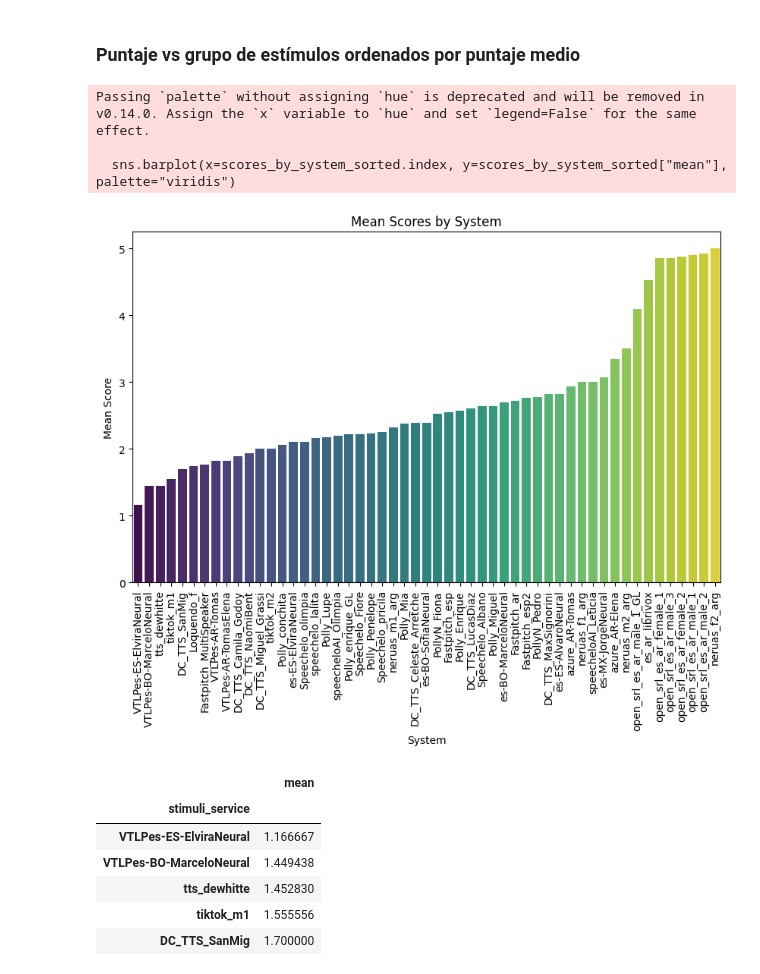
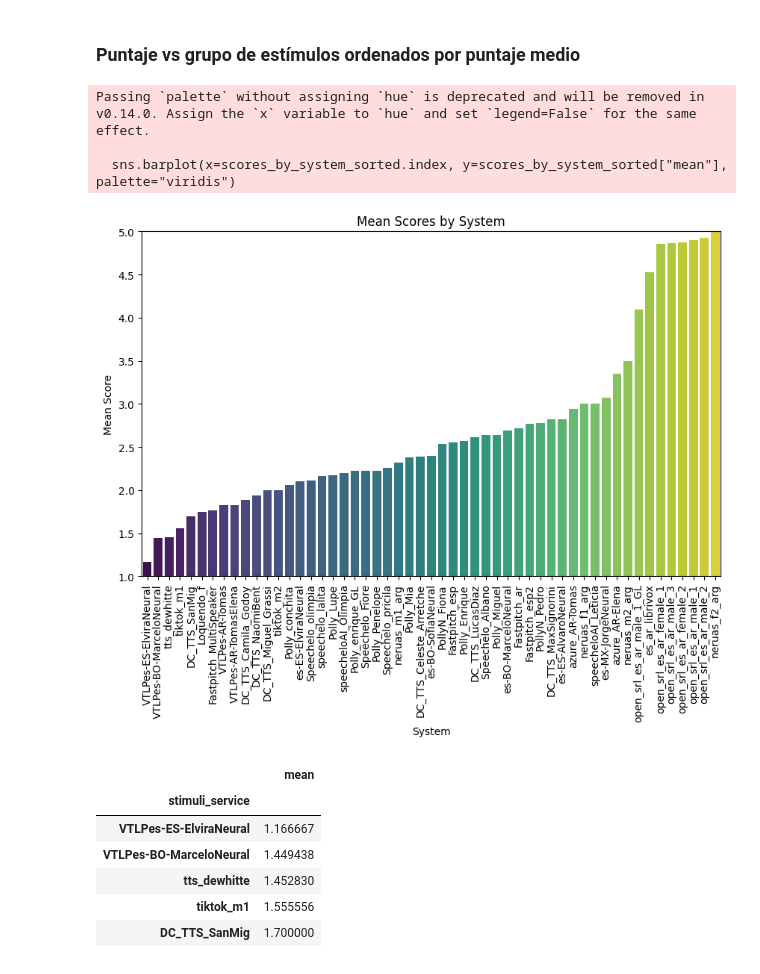
Before and after one commit to asosawelford/tesis, a Jupyter notebook: analysis/exploratory_analysis.ipynb, the cells around one changed output. Saved outputs shown, nothing was run; the diff lists cells and outputs as text; code cells hidden in the pictures.

```diff
--- a/analysis/exploratory_analysis.ipynb
+++ b/analysis/exploratory_analysis.ipynb
@@ -333,18 +333,19 @@ tts_dewhitte              1.452830  0.603672  1.00  1.0  2.00
 # %%
 # sort scores_by_system by "mean" in descending order
 scores_by_system_sorted = scores_by_system.sort_values(by="mean", ascending=True)
 
 # plot scores_by_system_sorted["mean"] using seaborn
 
 plt.figure(figsize=(10, 6))
 sns.barplot(x=scores_by_system_sorted.index, y=scores_by_system_sorted["mean"], palette="viridis")
 plt.title("Mean Scores by System")
 plt.xlabel("System")
 plt.ylabel("Mean Score")
+plt.ylim(1, 5)
 plt.xticks(rotation=90)
 plt.show()
 # %% [output]
 Passing `palette` without assigning `hue` is deprecated and will be removed in v0.14.0. Assign the `x` variable to `hue` and set `legend=False` for the same effect.
 
   sns.barplot(x=scores_by_system_sorted.index, y=scores_by_system_sorted["mean"], palette="viridis")
-[figure, old version]
+[figure, new version]
```
Also changed, not shown: parts of 3 cells of this notebook, 7 other files.
